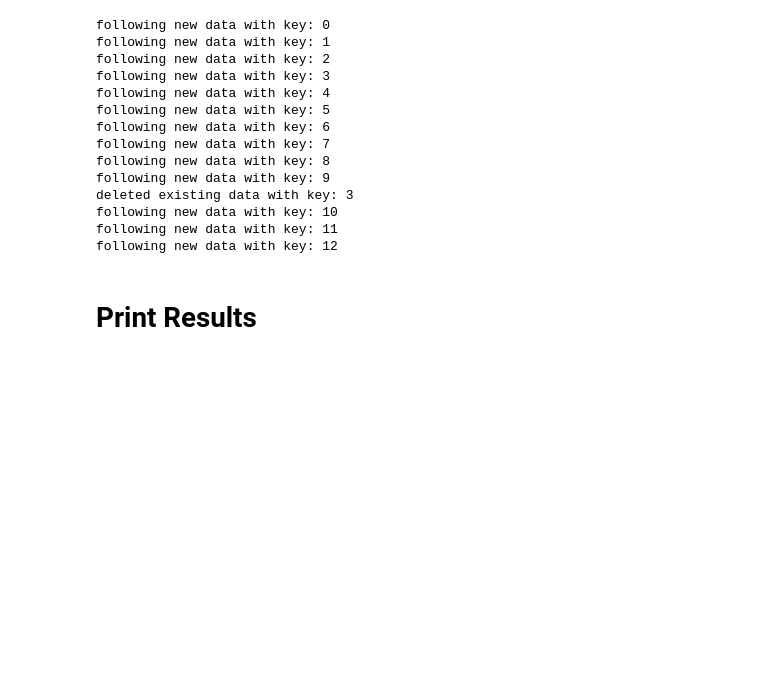
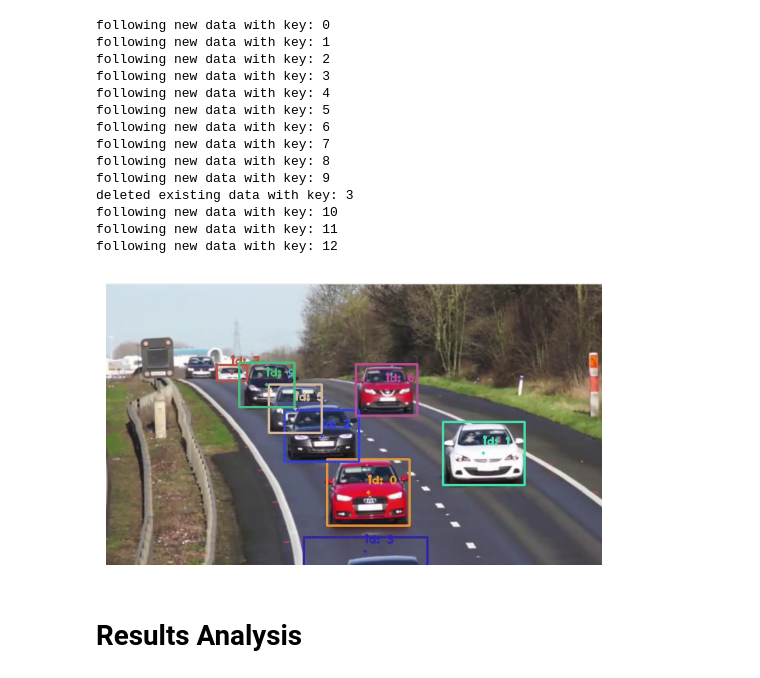
Before and after one commit to C4dynamics/C4dynamics, a Jupyter notebook: examples/cars_tracker.ipynb, the cells around one changed output. Saved outputs shown, nothing was run; the diff lists cells and outputs as text; code cells hidden in the pictures; blank space fills up the shorter version.

```diff
--- a/examples/cars_tracker.ipynb
+++ b/examples/cars_tracker.ipynb
@@ -475,5 +482,11 @@ deleted existing data with key: 3
 following new data with key: 10
 following new data with key: 11
 following new data with key: 12
+# %%
+plt.imshow(mpimg.imread(os.path.join(os.getcwd(), 'out', 'after.png')))
+plt.axis('off')
+plt.show()
+# %% [output]
+[figure, added]
 # %% [markdown]
-# Print Results
+# Results Analysis
```
Also changed, not shown: parts of 9 cells of this notebook, 9 other files.
